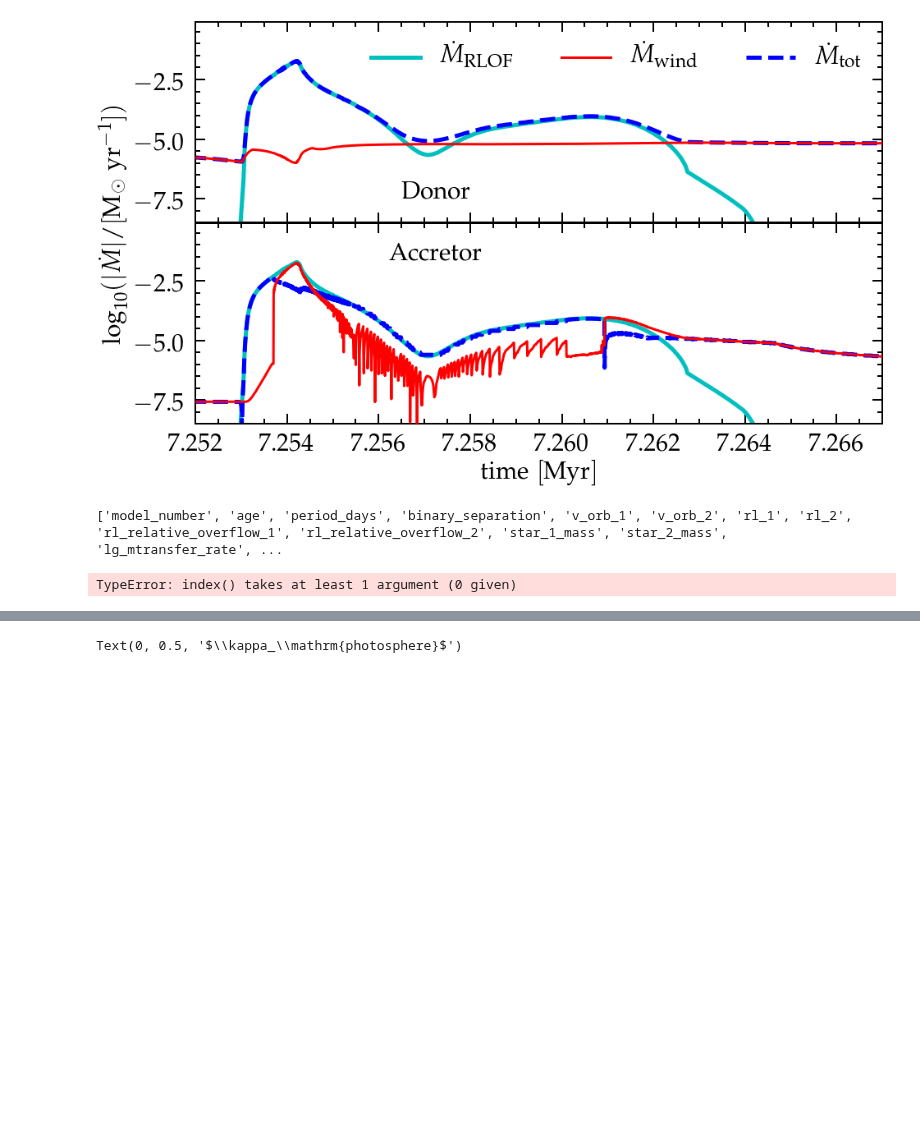
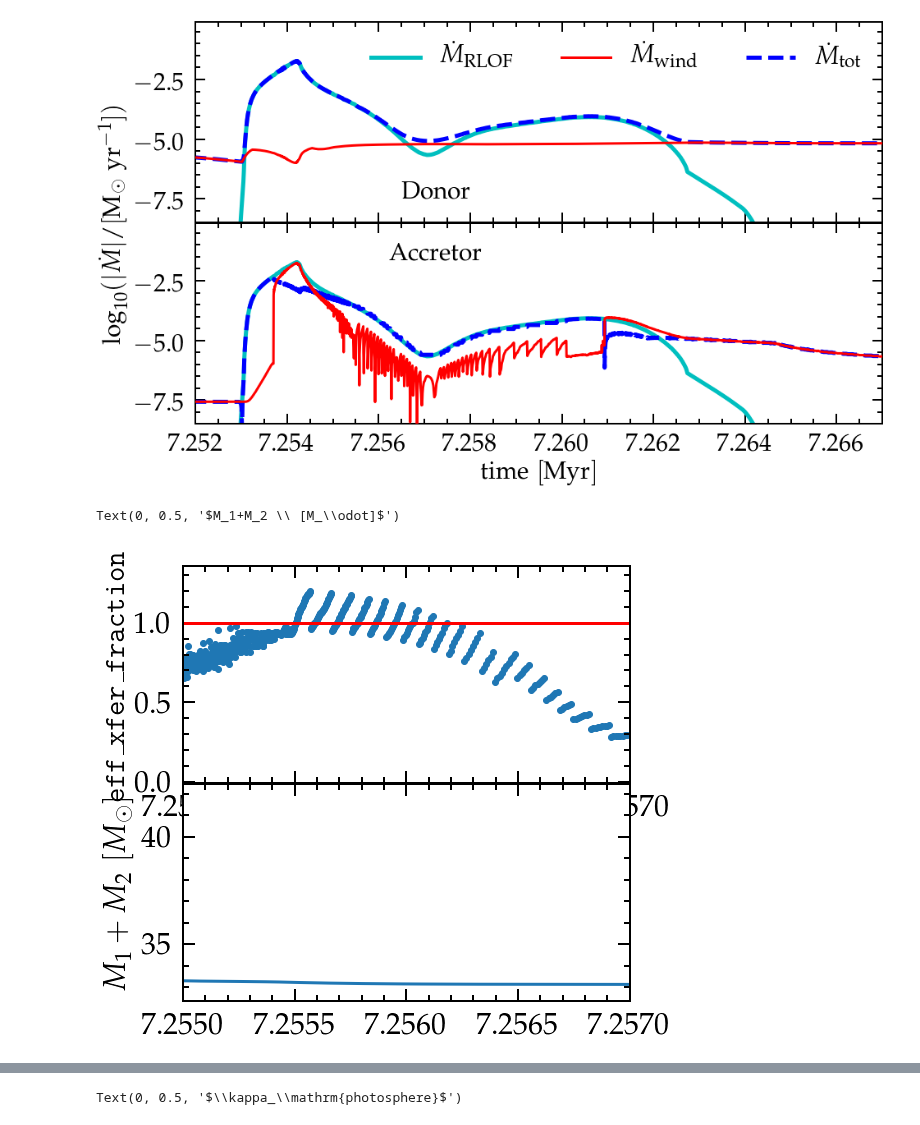
Before and after one commit to mathren/zeta_oph, a Jupyter notebook: notebooks/Best_model.ipynb, the cells around one changed output, grey strips where cells are left out. Cells and saved outputs as stored; diff of their text form; code cells hidden in the pictures; blank space fills up the shorter version.

```diff
--- a/notebooks/Best_model.ipynb
+++ b/notebooks/Best_model.ipynb
@@ -349,22 +349,26 @@ plt.savefig("/mnt/home/mrenzo/Templates/zeta_oph/manuscript/figures/MT.pdf")
 # %% [output]
 [figure]
 # %%
- print(col)
+# print(col)
 beta = src[:, col.index("eff_xfer_fraction")]
-mtot = src[:, col.index()]
+mtot = src[:, col.index('star_1_mass')]+src[:, col.index('star_2_mass')]
 t = src[:, col.index("age")]*1e-6
 
 
 fig = plt.figure()
 gs = gridspec.GridSpec(100, 100)
-ax = fig.add_subplot(gs[:,:])
+ax = fig.add_subplot(gs[:50,:])
+bx = fig.add_subplot(gs[50:,:])
 ax.scatter(t,beta)
+bx.plot(t, mtot)
 #ax.set_xlim(xmin=7.252, xmax=7.267)
-ax.set_xlim(xmin=7.252, xmax=7.258)
+bx.set_xlim(xmin=7.255, xmax=7.257)
+ax.set_xlim(bx.get_xlim())
 ax.axhline(1, 0,1, c='r')
 ax.set_ylim(ymin=-0.01)
 ax.set_xlabel(r"time \ [Myr]")
 ax.set_ylabel(r"$\texttt{eff\_xfer\_fraction}$")
+bx.set_ylabel(r"$M_1+M_2 \ [M_\odot]$")
 # %% [output]
-['model_number', 'age', 'period_days', 'binary_separation', 'v_orb_1', 'v_orb_2', 'rl_1', 'rl_2', 'rl_relative_overflow_1', 'rl_relative_overflow_2', 'star_1_mass', 'star_2_mass', 'lg_mtransfer_rate', ...
+Text(0, 0.5, '$M_1+M_2 \\ [M_\\odot]$')
-TypeError: index() takes at least 1 argument (0 given)
+[figure, added]
```
Also changed, not shown: parts of 3 cells of this notebook.
